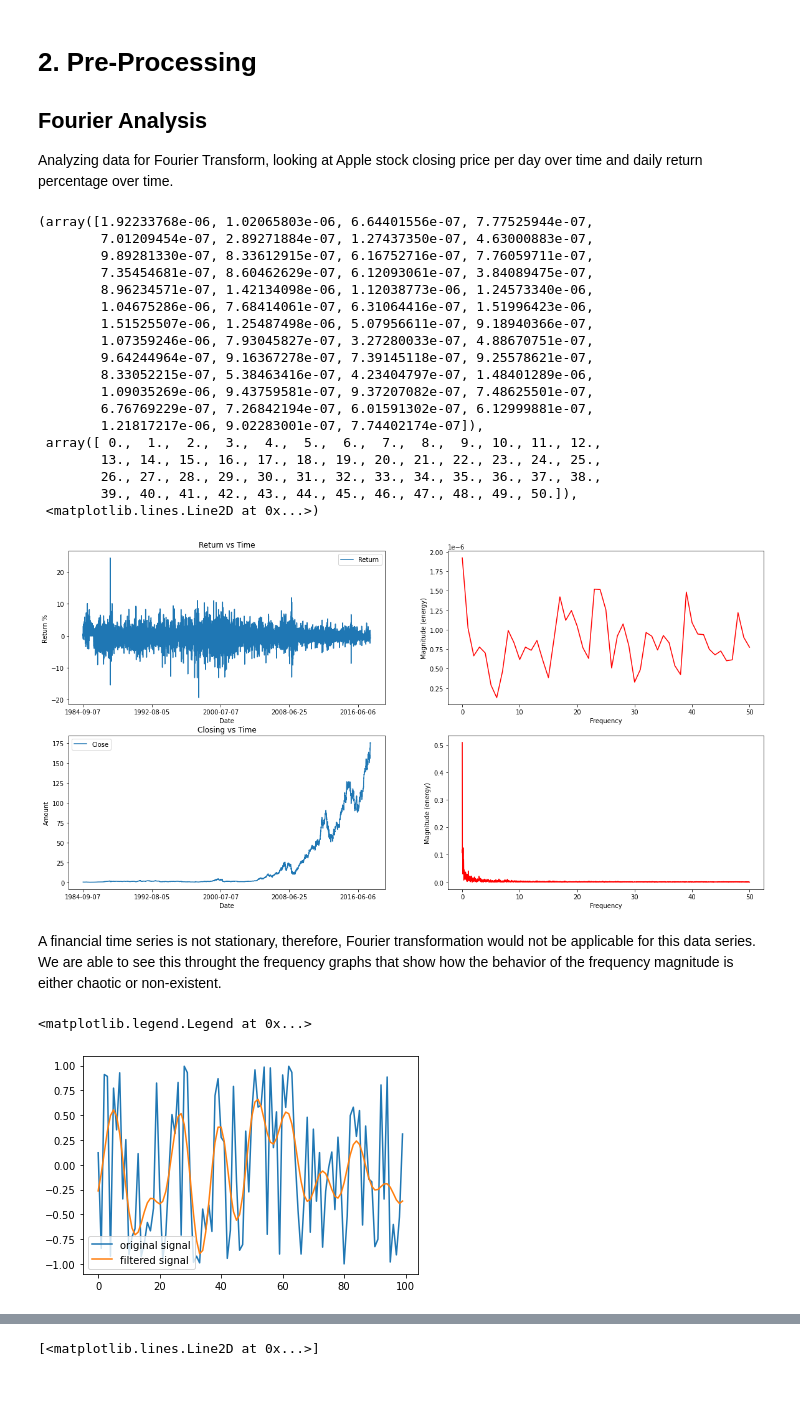
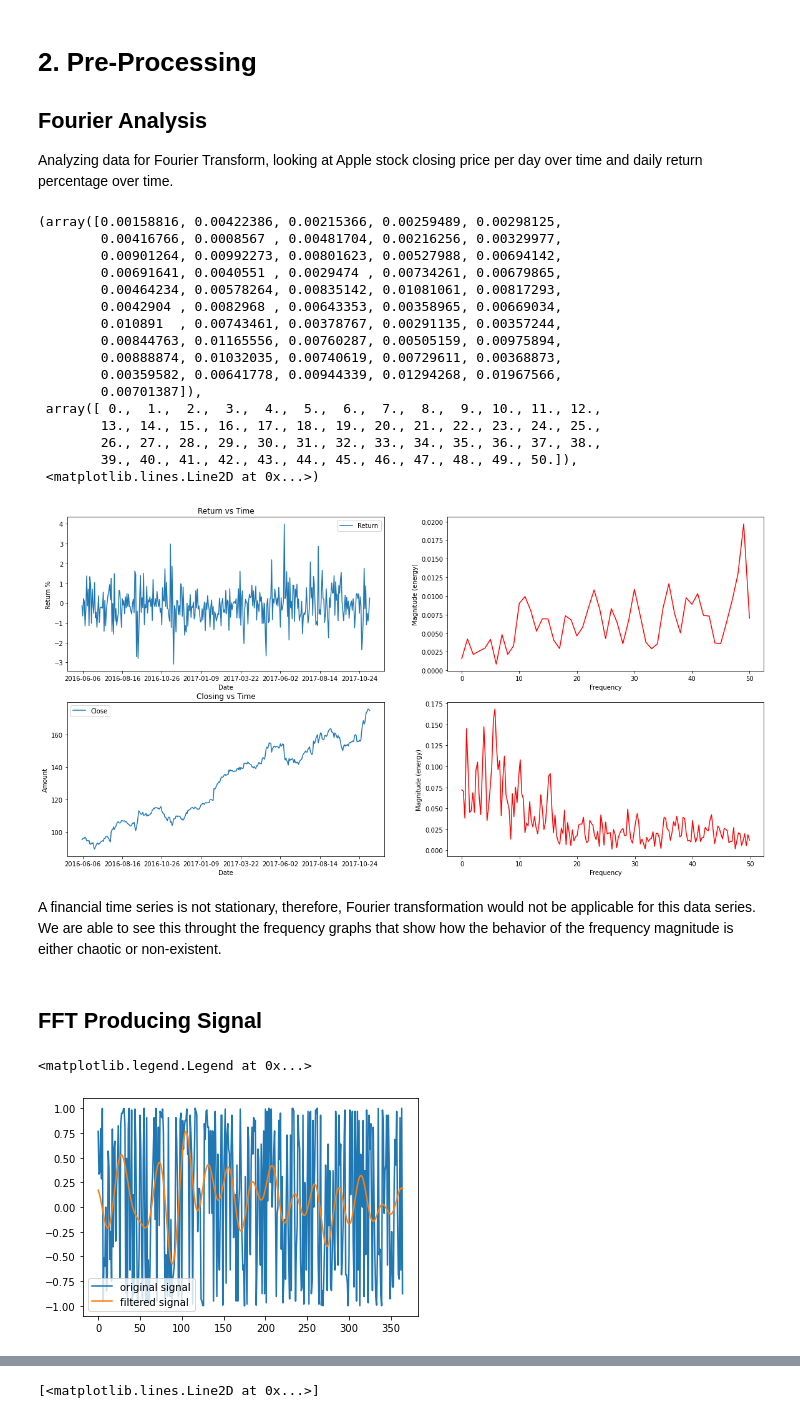
Before and after one commit to abdelrahim-hentabli/CS235Project, a Jupyter notebook: FourierTransform.ipynb, the cells around one changed output, grey strips where cells are left out. Cells and saved outputs as stored; diff of their text form; code cells hidden in the pictures; blank space fills up the shorter version.

```diff
--- a/FourierTransform.ipynb
+++ b/FourierTransform.ipynb
@@ -75,79 +73,85 @@ plt.show()
 ## Fourier Analysis
 Analyzing data for Fourier Transform, looking at Apple stock closing price per day over time and daily return percentage over time.
 # %%
+apple1  = apple
+apple1.Date = apple1.Date[-365:]
+apple1.Close = apple1.Close[-365:]
+apple1.Return = apple1.Return[-365:]
+
 figure, axes = plt.subplots(2, 2,figsize=(20,10))
 
 
-apple.plot.line('Date', 'Close', title="Closing vs Time", ylabel ='Amount',ax=axes[1,0])
+apple1.plot.line('Date', 'Close', title="Closing vs Time", ylabel ='Amount',ax=axes[1,0])
 
 # plt.subplot(2,2,2)
 # assigning time values of the signal
-signalAmplitude = np.sin(apple.Close)
+signalAmplitude = np.sin(apple1.Close[-365:])
 # plotting the magnitude spectrum of the signal
 pd1 = plt.magnitude_spectrum(signalAmplitude,Fs=100, color='red')
 
-apple.plot.line('Date','Return', title="Return vs Time", ylabel='Return %',ax=axes[0,0])
+apple1.plot.line('Date','Return', title="Return vs Time", ylabel='Return %',ax=axes[0,0])
 
 plt.subplot(2,2,2)
-signalAmplitude = np.sin(apple.Return)
+signalAmplitude = np.sin(apple1.Return[-365:])
 plt.magnitude_spectrum(signalAmplitude,Fs=100,pad_to=100, color='red')
 # %% [output]
-(array([1.92233768e-06, 1.02065803e-06, 6.64401556e-07, 7.77525944e-07,
-        7.01209454e-07, 2.89271884e-07, 1.27437350e-07, 4.63000883e-07,
-        9.89281330e-07, 8.33612915e-07, 6.16752716e-07, 7.76059711e-07,
-        7.35454681e-07, 8.60462629e-07, 6.12093061e-07, 3.84089475e-07,
-        8.96234571e-07, 1.42134098e-06, 1.12038773e-06, 1.24573340e-06,
-        1.04675286e-06, 7.68414061e-07, 6.31064416e-07, 1.51996423e-06,
-        1.51525507e-06, 1.25487498e-06, 5.07956611e-07, 9.18940366e-07,
-        1.07359246e-06, 7.93045827e-07, 3.27280033e-07, 4.88670751e-07,
-        9.64244964e-07, 9.16367278e-07, 7.39145118e-07, 9.25578621e-07,
-        8.33052215e-07, 5.38463416e-07, 4.23404797e-07, 1.48401289e-06,
-        1.09035269e-06, 9.43759581e-07, 9.37207082e-07, 7.48625501e-07,
-        6.76769229e-07, 7.26842194e-07, 6.01591302e-07, 6.12999881e-07,
-        1.21817217e-06, 9.02283001e-07, 7.74402174e-07]),
+(array([0.00158816, 0.00422386, 0.00215366, 0.00259489, 0.00298125,
+        0.00416766, 0.0008567 , 0.00481704, 0.00216256, 0.00329977,
+        0.00901264, 0.00992273, 0.00801623, 0.00527988, 0.00694142,
+        0.00691641, 0.0040551 , 0.0029474 , 0.00734261, 0.00679865,
+        0.00464234, 0.00578264, 0.00835142, 0.01081061, 0.00817293,
+        0.0042904 , 0.0082968 , 0.00643353, 0.00358965, 0.00669034,
+        0.010891  , 0.00743461, 0.00378767, 0.00291135, 0.00357244,
+        0.00844763, 0.01165556, 0.00760287, 0.00505159, 0.00975894,
+        0.00888874, 0.01032035, 0.00740619, 0.00729611, 0.00368873,
+        0.00359582, 0.00641778, 0.00944339, 0.01294268, 0.01967566,
+        0.00701387]),
  array([ 0.,  1.,  2.,  3.,  4.,  5.,  6.,  7.,  8.,  9., 10., 11., 12.,
         13., 14., 15., 16., 17., 18., 19., 20., 21., 22., 23., 24., 25.,
         26., 27., 28., 29., 30., 31., 32., 33., 34., 35., 36., 37., 38.,
         39., 40., 41., 42., 43., 44., 45., 46., 47., 48., 49., 50.]),
  <matplotlib.lines.Line2D at 0x...>)
-[figure, old version]
+[figure, new version]
 # %% [markdown]
 A financial time series is not stationary, therefore, Fourier transformation would not be applicable for this data series. We are able to see this throught the frequency graphs that show how the behavior of the frequency magnitude is either chaotic or non-existent.
+# %% [markdown]
+## FFT Producing Signal
 # %%
 from scipy import fftpack
 
-sig = np.sin(2*np.pi*apple.Return[-100:]/5).to_numpy()
+sig = np.sin(2*np.pi*apple.Close[-365:]).to_numpy()
 
 sig_fft  = fftpack.fft(sig)
 
 # plt.plot(sig_fft)
 amplitude = np.abs(sig_fft)
 power = amplitude**2
 angle = np.angle(sig_fft)
 
 sample_freq = fftpack.fftfreq(sig.size)
 
 amp_freq = np.array([amplitude, sample_freq])
 
 amp_position = amp_freq[0,:].argmax()
 peak_freq =  amp_freq[1, amp_position]
 
 # print(amp_position)
 # print(peak_freq)
 
 #remove noise
 high_freq_ftt = sig_fft.copy()
 high_freq_ftt[np.abs(sample_freq) > peak_freq] = 0
 # print(high_freq_ftt)
 
 filter_sig  = fftpack.ifft(high_freq_ftt)
 t  = np.arange(0,sig.size)
 plt.plot(t,sig)
 plt.plot(t,filter_sig)
 plt.legend(['original signal','filtered signal'],loc="lower left")
+# print(filter_sig)
 # %% [output]
 <matplotlib.legend.Legend at 0x...>
-[figure, old version]
+[figure, new version]
 # %%
 import numpy as np
 import pylab as pl
```
Also changed, not shown: parts of 8 cells of this notebook.
